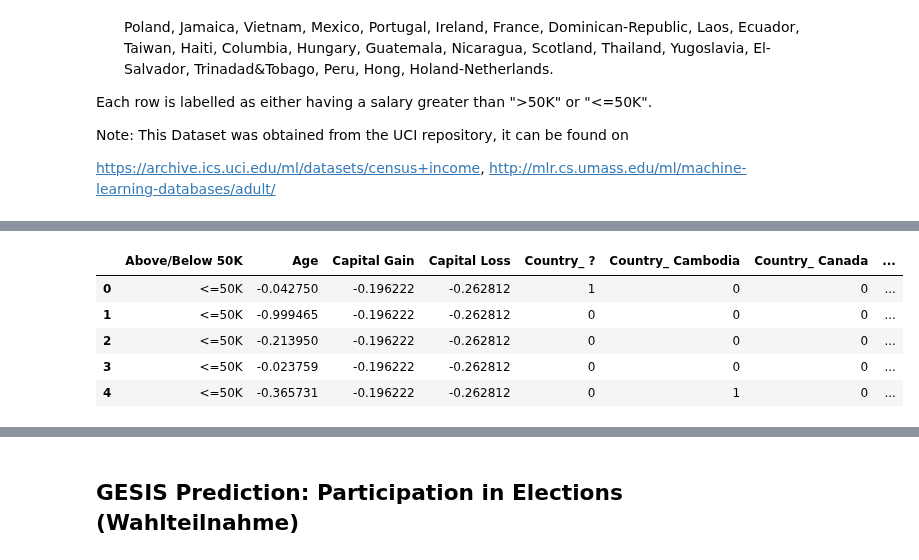
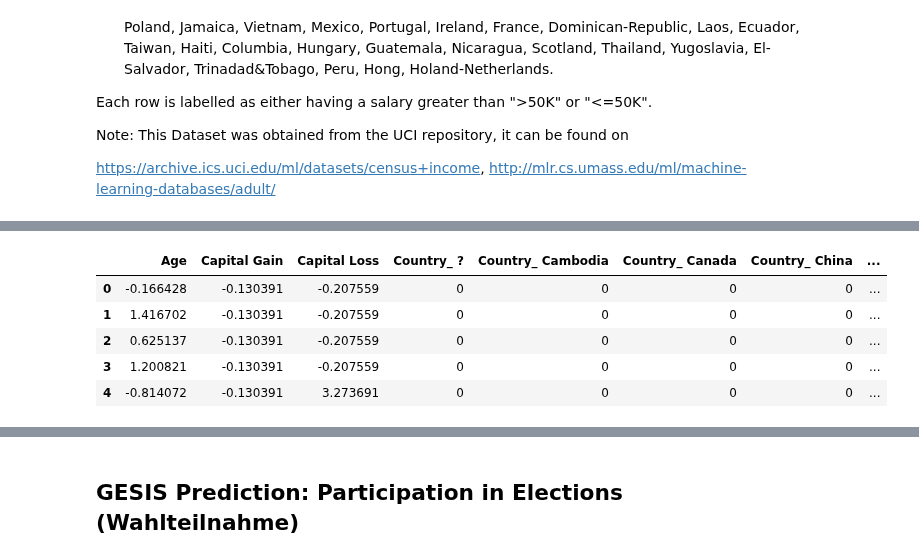
Before and after one commit to laksannathan/maximal-representative-sampling, a Jupyter notebook: src/Maximal Representative Sampling.ipynb, the cells around one changed output, grey strips where cells are left out. Drawn from its saved outputs; the diff is of its cells as text; code cells hidden in the pictures.

```diff
--- a/src/Maximal Representative Sampling.ipynb
+++ b/src/Maximal Representative Sampling.ipynb
@@ -218,16 +298,18 @@ columns = ['Age','Workclass','fnlgwt','Education','Education Num','Marital Statu
            'Occupation','Relationship','Race','Sex','Capital Gain','Capital Loss',
            'Hours/Week','Country','Above/Below 50K']
 
-train = pd.read_csv(os.path.join(path, 'data/census_income/adult.data'), names=columns)
-test = pd.read_csv(os.path.join(path, 'data/census_income/adult.test'), names=columns)
+train = pd.read_csv(os.path.join(path, 'data/Census_Income/adult.data'), names=columns)
+test = pd.read_csv(os.path.join(path, 'data/Census_Income/adult.test'), names=columns)
 test = test.iloc[1:]
 
 df = pd.concat([train, test]).copy(deep=True)
 
-del train, test
+#del train, test
 
-df.replace(' >50K.', ' >50K', inplace=True)
-df.replace(' <=50K.', ' <=50K', inplace=True)
+df.replace(' >50K.', '>50K', inplace=True)
+df.replace(' >50K', '>50K', inplace=True)
+df.replace(' <=50K.', '<=50K', inplace=True)
+df.replace(' <=50K', '<=50K', inplace=True)
 
 df.dropna(inplace=True)
 df.reset_index(inplace=True, drop=True)
@@ -241,52 +323,60 @@ for c in ctg:
 
 '''Rep: <=50K    37155 ;; >50K     11687'''
 
-df_high = df[df['Above/Below 50K'] == " >50K"].copy(deep=True)
-df_low = df[df['Above/Below 50K'] == " <=50K"].copy(deep=True)
+df_high = df[df['Above/Below 50K'] == ">50K"].copy(deep=True)
+df_low = df[df['Above/Below 50K'] == "<=50K"].copy(deep=True)
 
 df_low = df_low.reindex(np.random.permutation(df_low.index))
 df_high = df_high.reindex(np.random.permutation(df_high.index))
 
 #-----------------Simulate non-representative data---------------------#
-rep = pd.concat([df_low.head(2000).copy(deep=True),
-                 df_high.head(2000).copy(deep=True)], sort=True)
+# 14800, 4700
+rep = pd.concat([df_low.head(14800).copy(deep=True),
+                 df_high.head(4700).copy(deep=True)])
 
-nonrep = pd.concat([df_low.tail(2000).copy(deep=True),
-                    df_high.tail(2000).copy(deep=True)], sort=True)
-#----------------------------------------------------------------------#
-#-----------------Simulate (already) representative data---------------#
-#rep = pd.concat([df_low.head(2000).copy(deep=True),
-#                 df_high.head(2000).copy(deep=True)], sort=True)
-#
-#nonrep = pd.concat([df_low.tail(3000).copy(deep=True),
-#                    df_high.tail(1000).copy(deep=True)], sort=True)
-#----------------------------------------------------------------------#
+nonrep_more_high = pd.concat([df_low.tail(17000).copy(deep=True),
+                    df_high.tail(1000).copy(deep=True)])
+
+nonrep_more_low = pd.concat([df_low.tail(7015).copy(deep=True),
+                    df_high.tail(0).copy(deep=True)], sort=True)
+
+#-----------------Simulate representative data---------------------#
+rep2 = pd.concat([df_low.tail(14800).copy(deep=True),
+                 df_high.tail(4700).copy(deep=True)], sort=True)
+
+nonrep_more_high['label'] = 1
+nonrep_more_low['label'] = 1
+rep['label'] = 0
+rep2['label'] = 1
 
 print("Current setting:")
-print('Rep: \n', rep['Above/Below 50K'].value_counts(), '\n')
-print('Nonrep: \n', nonrep['Above/Below 50K'].value_counts())
+print('Rep: \n', rep['Above/Below 50K'].value_counts())
+print('Rep 2: \n', rep2['Above/Below 50K'].value_counts())
+print('Nonrep_more_high: \n', nonrep_more_high['Above/Below 50K'].value_counts())
+print('nonrep_more_low: \n', nonrep_more_low['Above/Below 50K'].value_counts())
 
-nonrep['label'] = 1
-rep['label'] = 0
+#del df, df_low, df_high
 
-del df, df_low, df_high
+us_nonrep_more_high = pd.concat([nonrep_more_high, rep], sort=True)
+us_nonrep_more_low = pd.concat([nonrep_more_low, rep], sort=True)
+us_rep = pd.concat([rep, rep2], sort=True)
 
-us = pd.concat([nonrep, rep], sort=True)
-
-us_columns = list(us.columns)
+us_columns = list(us_rep.columns)
 meta = ['label', 'Above/Below 50K', 'index', 'bootstrap']
 for m in meta:
     if m in us_columns:
         us_columns.remove(m)
 
-scale = StandardScaler()
-us['fnlgwt'] = scale.fit_transform(us.fnlgwt.values.reshape(-1, 1))
-us['Age'] = scale.fit_transform(us.fnlgwt.values.reshape(-1, 1))
-us['Capital Loss'] = scale.fit_transform(us['Capital Loss'].values.reshape(-1, 1))
-us['Capital Gain'] = scale.fit_transform(us['Capital Gain'].values.reshape(-1, 1))
+for dataset in [us_rep, us_nonrep_more_high, us_nonrep_more_low]:
+    scale = StandardScaler()
+    #dataset['fnlgwt'] = scale.fit_transform(dataset['fnlgwt'].values.reshape(-1, 1))
+    dataset['Age'] = scale.fit_transform(dataset['Age'].values.reshape(-1, 1))
+    dataset['Capital Loss'] = scale.fit_transform(dataset['Capital Loss'].values.reshape(-1, 1))
+    dataset['Capital Gain'] = scale.fit_transform(dataset['Capital Gain'].values.reshape(-1, 1))
+    dataset['Hours/Week'] = scale.fit_transform(dataset['Hours/Week'].values.reshape(-1, 1))
+    dataset.reset_index(drop=True, inplace=True)
 
-us.reset_index(drop=True, inplace=True)
-us.head()
+us_nonrep_more_low[us_columns].head()
 # %% [output]
 Current setting:
 Rep:
@@ -301,6 +397,6 @@ Name: Above/Below 50K, dtype: int64
-|  | Above/Below 50K | Age | Capital Gain | Capital Loss | Country_ ? | Country_ Cambodia | Country_ Canada | ... |
-| 0 | <=50K | -0.042750 | -0.196222 | -0.262812 | 1 | 0 | 0 | ... |
-| 1 | <=50K | -0.999465 | -0.196222 | -0.262812 | 0 | 0 | 0 | ... |
-| 2 | <=50K | -0.213950 | -0.196222 | -0.262812 | 0 | 0 | 0 | ... |
-| 3 | <=50K | -0.023759 | -0.196222 | -0.262812 | 0 | 0 | 0 | ... |
-| 4 | <=50K | -0.365731 | -0.196222 | -0.262812 | 0 | 1 | 0 | ... |
+|  | Age | Capital Gain | Capital Loss | Country_ ? | Country_ Cambodia | Country_ Canada | Country_ China | ... |
+| 0 | -0.166428 | -0.130391 | -0.207559 | 0 | 0 | 0 | 0 | ... |
+| 1 | 1.416702 | -0.130391 | -0.207559 | 0 | 0 | 0 | 0 | ... |
+| 2 | 0.625137 | -0.130391 | -0.207559 | 0 | 0 | 0 | 0 | ... |
+| 3 | 1.200821 | -0.130391 | -0.207559 | 0 | 0 | 0 | 0 | ... |
+| 4 | -0.814072 | -0.130391 | 3.273691 | 0 | 0 | 0 | 0 | ... |
```
Also changed, not shown: parts of 76 cells of this notebook, 2 other files.
